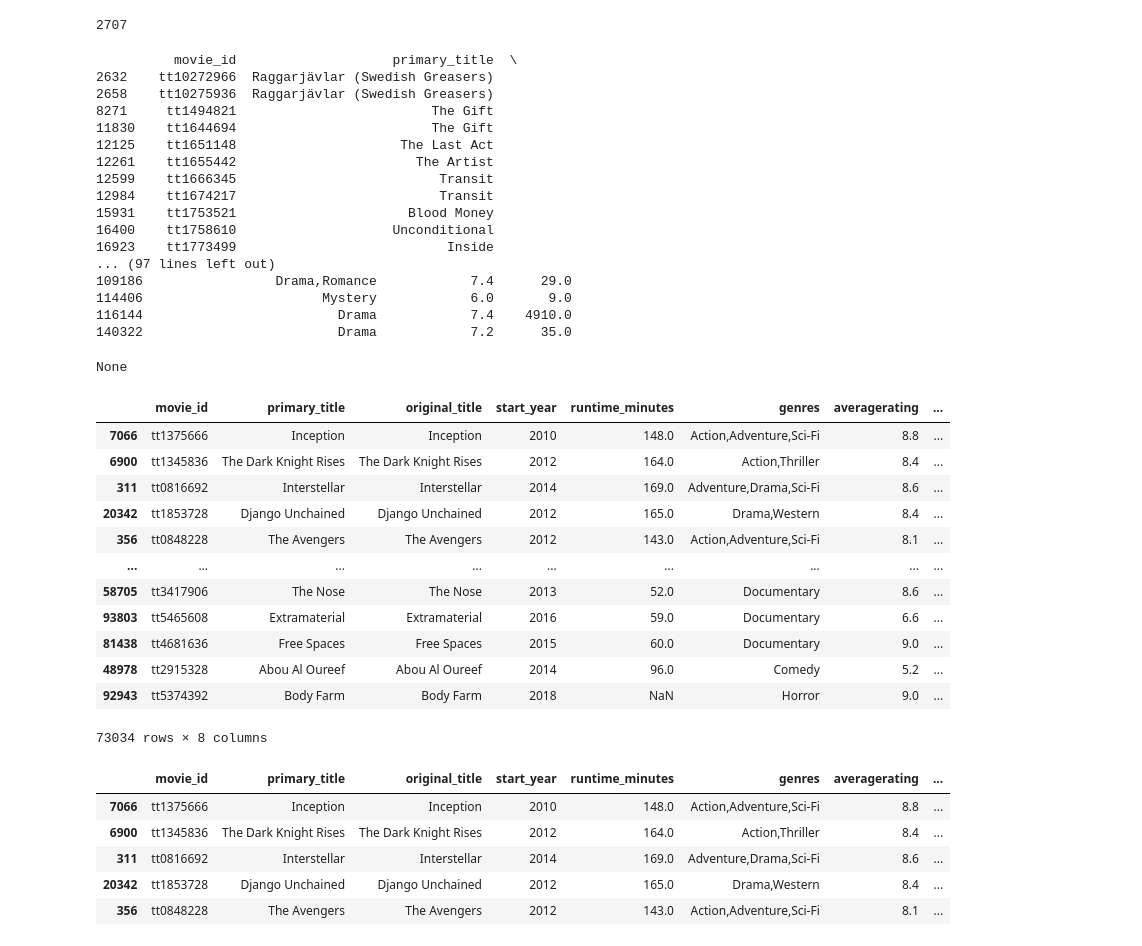
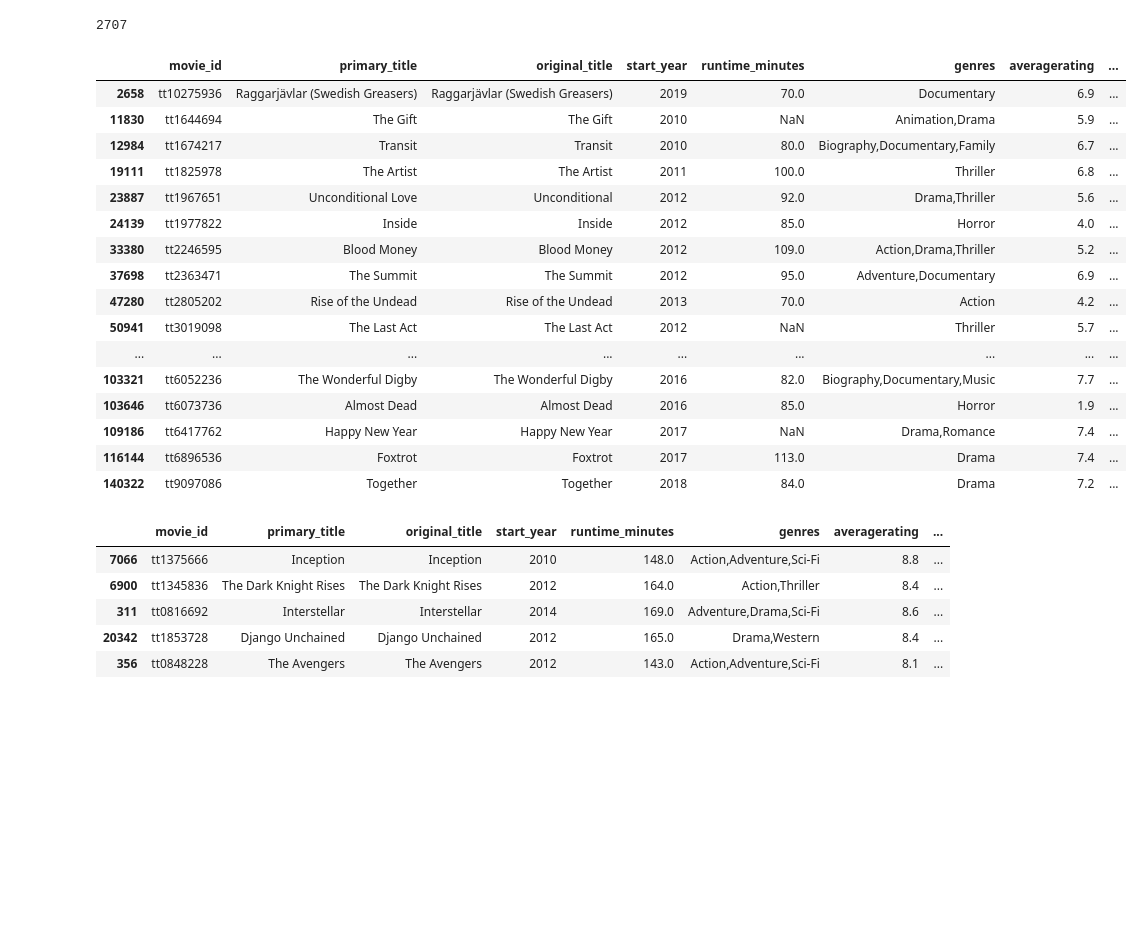
Before and after one commit to ndutakanyora/Movie-Industry-Research, a Jupyter notebook: dsc-phase1-project-template.ipynb, the cells around one changed output. Drawn from its saved outputs; the diff is of its cells as text; code cells hidden in the pictures; blank space fills up the shorter version.

```diff
--- a/dsc-phase1-project-template.ipynb
+++ b/dsc-phase1-project-template.ipynb
@@ -188,49 +191,31 @@ movies_ratings.duplicated(subset='original_title').sum()
 # %% [output]
 2707
 # %%
-duplicate_movies = movies_ratings[movies_ratings.duplicated(subset=['original_title', 'runtime_minutes', 'start_year'], keep=False)]
-print(duplicate_movies)
+movies_ratings[movies_ratings.duplicated(subset=['original_title', 'runtime_minutes', 'start_year'])]
 # %% [output]
-          movie_id                    primary_title  \
-2632    tt10272966  Raggarjävlar (Swedish Greasers)
-2658    tt10275936  Raggarjävlar (Swedish Greasers)
-8271     tt1494821                         The Gift
-11830    tt1644694                         The Gift
-12125    tt1651148                     The Last Act
-12261    tt1655442                       The Artist
-12599    tt1666345                          Transit
-12984    tt1674217                          Transit
-15931    tt1753521                      Blood Money
-16400    tt1758610                    Unconditional
-16923    tt1773499                           Inside
-... (97 lines left out)
-109186                 Drama,Romance            7.4      29.0
-114406                       Mystery            6.0       9.0
-116144                         Drama            7.4    4910.0
-140322                         Drama            7.2      35.0
+|  | movie_id | primary_title | original_title | start_year | runtime_minutes | genres | averagerating | ... |
+| 2658 | tt10275936 | Raggarjävlar (Swedish Greasers) | Raggarjävlar (Swedish Greasers) | 2019 | 70.0 | Documentary | 6.9 | ... |
+| 11830 | tt1644694 | The Gift | The Gift | 2010 | NaN | Animation,Drama | 5.9 | ... |
+| 12984 | tt1674217 | Transit | Transit | 2010 | 80.0 | Biography,Documentary,Family | 6.7 | ... |
+| 19111 | tt1825978 | The Artist | The Artist | 2011 | 100.0 | Thriller | 6.8 | ... |
+| 23887 | tt1967651 | Unconditional Love | Unconditional | 2012 | 92.0 | Drama,Thriller | 5.6 | ... |
+| 24139 | tt1977822 | Inside | Inside | 2012 | 85.0 | Horror | 4.0 | ... |
+| 33380 | tt2246595 | Blood Money | Blood Money | 2012 | 109.0 | Action,Drama,Thriller | 5.2 | ... |
+| 37698 | tt2363471 | The Summit | The Summit | 2012 | 95.0 | Adventure,Documentary | 6.9 | ... |
+| 47280 | tt2805202 | Rise of the Undead | Rise of the Undead | 2013 | 70.0 | Action | 4.2 | ... |
+| 50941 | tt3019098 | The Last Act | The Last Act | 2012 | NaN | Thriller | 5.7 | ... |
+| ... | ... | ... | ... | ... | ... | ... | ... | ... |
+| 103321 | tt6052236 | The Wonderful Digby | The Wonderful Digby | 2016 | 82.0 | Biography,Documentary,Music | 7.7 | ... |
+| 103646 | tt6073736 | Almost Dead | Almost Dead | 2016 | 85.0 | Horror | 1.9 | ... |
+| 109186 | tt6417762 | Happy New Year | Happy New Year | 2017 | NaN | Drama,Romance | 7.4 | ... |
+| 116144 | tt6896536 | Foxtrot | Foxtrot | 2017 | 113.0 | Drama | 7.4 | ... |
+| 140322 | tt9097086 | Together | Together | 2018 | 84.0 | Drama | 7.2 | ... |
 # %%
 #Sorting the dataset by vote count
-movies_ratings_sorted = movies_ratings.sort_values(by='numvotes', ascending=False, inplace=True)
-print(movies_ratings_sorted)
+movies_ratings.sort_values(by='numvotes', ascending=False, inplace=True)
-# %% [output]
-None
 # %%
 #Eliminating the duplicates
-movies_ratings.drop_duplicates(subset=['original_title', 'runtime_minutes', 'start_year'], keep='first')
+movies_ratings.drop_duplicates(subset=['original_title', 'runtime_minutes', 'start_year'], inplace= True, keep='first')
-# %% [output]
-|  | movie_id | primary_title | original_title | start_year | runtime_minutes | genres | averagerating | ... |
-| 7066 | tt1375666 | Inception | Inception | 2010 | 148.0 | Action,Adventure,Sci-Fi | 8.8 | ... |
-| 6900 | tt1345836 | The Dark Knight Rises | The Dark Knight Rises | 2012 | 164.0 | Action,Thriller | 8.4 | ... |
-| 311 | tt0816692 | Interstellar | Interstellar | 2014 | 169.0 | Adventure,Drama,Sci-Fi | 8.6 | ... |
-| 20342 | tt1853728 | Django Unchained | Django Unchained | 2012 | 165.0 | Drama,Western | 8.4 | ... |
-| 356 | tt0848228 | The Avengers | The Avengers | 2012 | 143.0 | Action,Adventure,Sci-Fi | 8.1 | ... |
-| ... | ... | ... | ... | ... | ... | ... | ... | ... |
-| 58705 | tt3417906 | The Nose | The Nose | 2013 | 52.0 | Documentary | 8.6 | ... |
-| 93803 | tt5465608 | Extramaterial | Extramaterial | 2016 | 59.0 | Documentary | 6.6 | ... |
-| 81438 | tt4681636 | Free Spaces | Free Spaces | 2015 | 60.0 | Documentary | 9.0 | ... |
-| 48978 | tt2915328 | Abou Al Oureef | Abou Al Oureef | 2014 | 96.0 | Comedy | 5.2 | ... |
-| 92943 | tt5374392 | Body Farm | Body Farm | 2018 | NaN | Horror | 9.0 | ... |
-73034 rows × 8 columns
 # %%
 movies_ratings.head()
 # %% [output]
```
Also changed, not shown: parts of 36 cells of this notebook.
